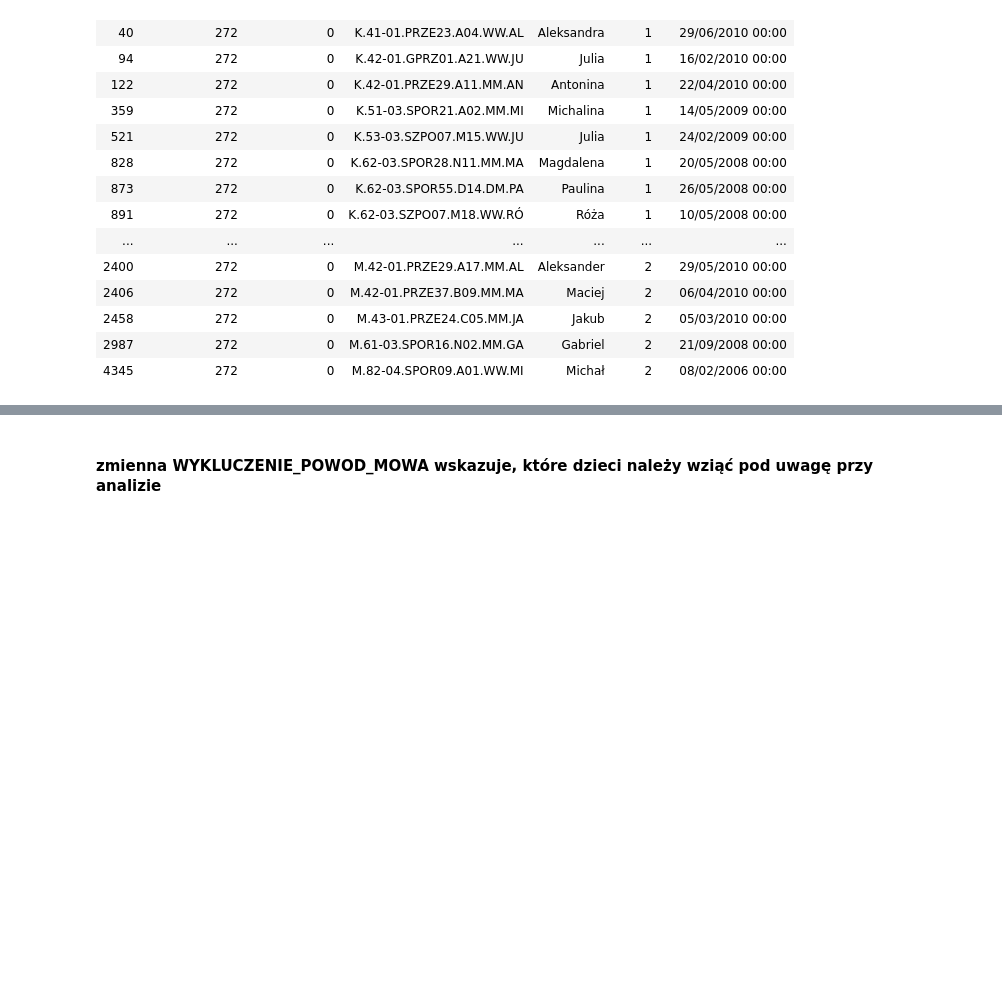
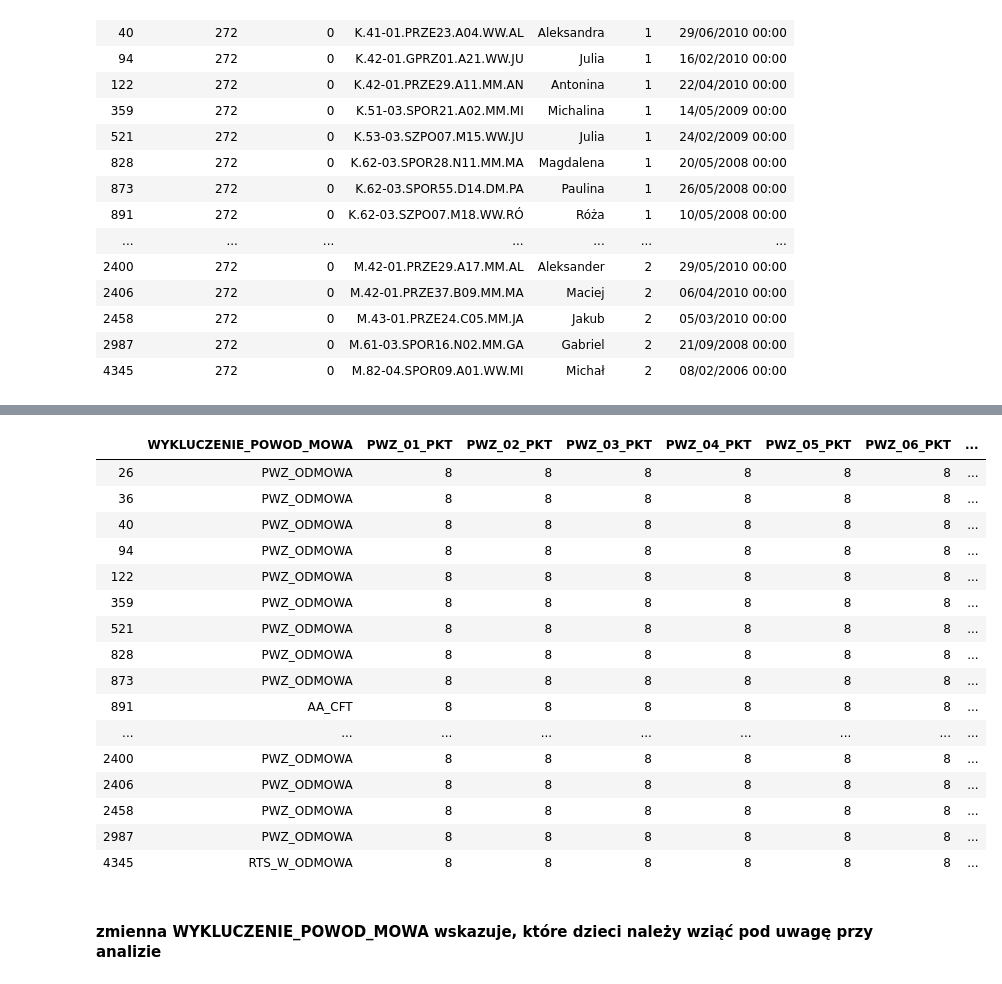
Before and after one commit to so-sonia/StarWords, a Jupyter notebook: analiza_srt.ipynb, the cells around one changed output, grey strips where cells are left out. Saved outputs shown, nothing was run; the diff lists cells and outputs as text; code cells hidden in the pictures; blank space fills up the shorter version.

```diff
--- a/analiza_srt.ipynb
+++ b/analiza_srt.ipynb
@@ -173,3 +211,23 @@ data[not_good_idx]
+# %%
+data.loc[not_good_idx, ["WYKLUCZENIE_POWOD_MOWA"] + item_cols]
+# %% [output]
+|  | WYKLUCZENIE_POWOD_MOWA | PWZ_01_PKT | PWZ_02_PKT | PWZ_03_PKT | PWZ_04_PKT | PWZ_05_PKT | PWZ_06_PKT | ... |
+| 26 | PWZ_ODMOWA | 8 | 8 | 8 | 8 | 8 | 8 | ... |
+| 36 | PWZ_ODMOWA | 8 | 8 | 8 | 8 | 8 | 8 | ... |
+| 40 | PWZ_ODMOWA | 8 | 8 | 8 | 8 | 8 | 8 | ... |
+| 94 | PWZ_ODMOWA | 8 | 8 | 8 | 8 | 8 | 8 | ... |
+| 122 | PWZ_ODMOWA | 8 | 8 | 8 | 8 | 8 | 8 | ... |
+| 359 | PWZ_ODMOWA | 8 | 8 | 8 | 8 | 8 | 8 | ... |
+| 521 | PWZ_ODMOWA | 8 | 8 | 8 | 8 | 8 | 8 | ... |
+| 828 | PWZ_ODMOWA | 8 | 8 | 8 | 8 | 8 | 8 | ... |
+| 873 | PWZ_ODMOWA | 8 | 8 | 8 | 8 | 8 | 8 | ... |
+| 891 | AA_CFT | 8 | 8 | 8 | 8 | 8 | 8 | ... |
+| ... | ... | ... | ... | ... | ... | ... | ... | ... |
+| 2400 | PWZ_ODMOWA | 8 | 8 | 8 | 8 | 8 | 8 | ... |
+| 2406 | PWZ_ODMOWA | 8 | 8 | 8 | 8 | 8 | 8 | ... |
+| 2458 | PWZ_ODMOWA | 8 | 8 | 8 | 8 | 8 | 8 | ... |
+| 2987 | PWZ_ODMOWA | 8 | 8 | 8 | 8 | 8 | 8 | ... |
+| 4345 | RTS_W_ODMOWA | 8 | 8 | 8 | 8 | 8 | 8 | ... |
 # %% [markdown]
 #### zmienna WYKLUCZENIE_POWOD_MOWA wskazuje, które dzieci należy wziąć pod uwagę przy analizie
 # %%
```
Also changed, not shown: parts of 31 cells of this notebook.
